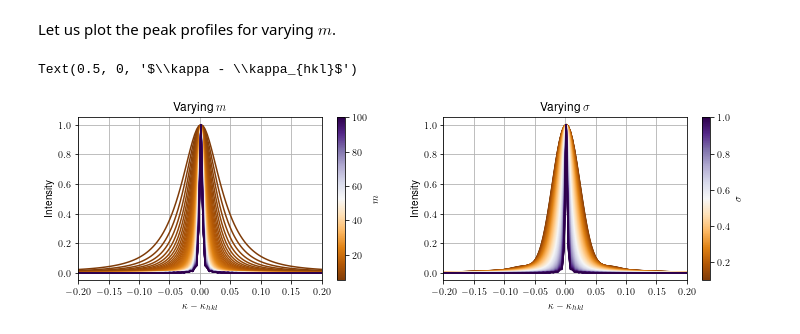
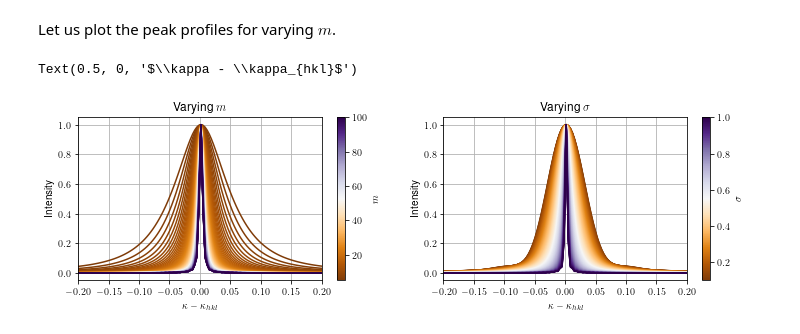
Before and after one commit to balintkaszas/DifFault, a Jupyter notebook: examples/coefficients_size_effects.ipynb, the cells around one changed output. Drawn from its saved outputs; the diff is of its cells as text; code cells hidden in the pictures.

```diff
--- a/examples/coefficients_size_effects.ipynb
+++ b/examples/coefficients_size_effects.ipynb
@@ -50,7 +54,9 @@ lattice_constant = 0.36
 Let us plot the peak profiles for varying $m$.
 # %%
 h, k, l = 2, 0, 0
-single_peak = Peak(14, N, 0.1, 0.255, lattice_constant, stacking_or_twin_fault='stacking')
+kappa_max = np.sqrt(14) / lattice_constant
+# this is to ensure we see peaks up to h^2 + k^2 + l^2 = 14
+single_peak = Peak(kappa_max, N, 0.1, 0.255, lattice_constant, stacking_or_twin_fault='stacking')
 lengthOfFrame = 2 * single_peak.max_range_diffraction_vector
 L = single_peak.math.fftfreq(single_peak.Nfourier,
                                             lengthOfFrame / single_peak.Nfourier).reshape(-1, 1) + 1e-16
@@ -75,33 +81,33 @@ for m in m_s:
                                                       m, 0.5)
     profile = np.abs(ifftshift( ifft ( ft_size, axis = 0), axes = 0)) * factor
     max_value = np.max(profile)
-    axes[0].plot(single_peak.diffraction_vectors, profile / max_value, '-', c=scalar_mappable_colormap.to_rgba(m))#
+    axes[0].plot(single_peak.diffraction_vectors_dimensionless, profile / max_value, '-', c=scalar_mappable_colormap.to_rgba(m))#
 plt.colorbar(scalar_mappable_colormap, ax = axes[0], label = '$m$')
 axes[0].set_xlim(-0.5, 0.5)
 
 ##
 
 norm = matplotlib.colors.Normalize(
     vmin=sigmas.min(),
     vmax=sigmas.max())
 scalar_mappable_colormap = matplotlib.cm.ScalarMappable(cmap=colormap, norm=norm)
 scalar_mappable_colormap.set_array([])
 for s in sigmas:
     ft_size = single_peak.fourier_coefficients_size(np.abs(L),
                                                       20, s)
     profile = np.abs(ifftshift( ifft ( ft_size, axis = 0), axes = 0)) * factor
     max_value = np.max(profile)
-    axes[1].plot(single_peak.diffraction_vectors, profile / max_value, '-', c=scalar_mappable_colormap.to_rgba(s))#
+    axes[1].plot(single_peak.diffraction_vectors_dimensionless, profile / max_value, '-', c=scalar_mappable_colormap.to_rgba(s))#
 plt.colorbar(scalar_mappable_colormap, ax = axes[1], label = '$\sigma$')
 for a in axes:
     a.set_xlim(-0.2, 0.2)
     a.grid()
     a.set_ylabel('Intensity')
 axes[0].set_title('Varying $m$')
 axes[1].set_title('Varying $\\sigma$')
 
 axes[0].set_xlabel('$\kappa - \kappa_{hkl}$')
 axes[1].set_xlabel('$\kappa - \kappa_{hkl}$')
 # %% [output]
 Text(0.5, 0, '$\\kappa - \\kappa_{hkl}$')
-[figure, old version]
+[figure, new version]
```
Also changed, not shown: parts of 2 cells of this notebook, 5 other files.
